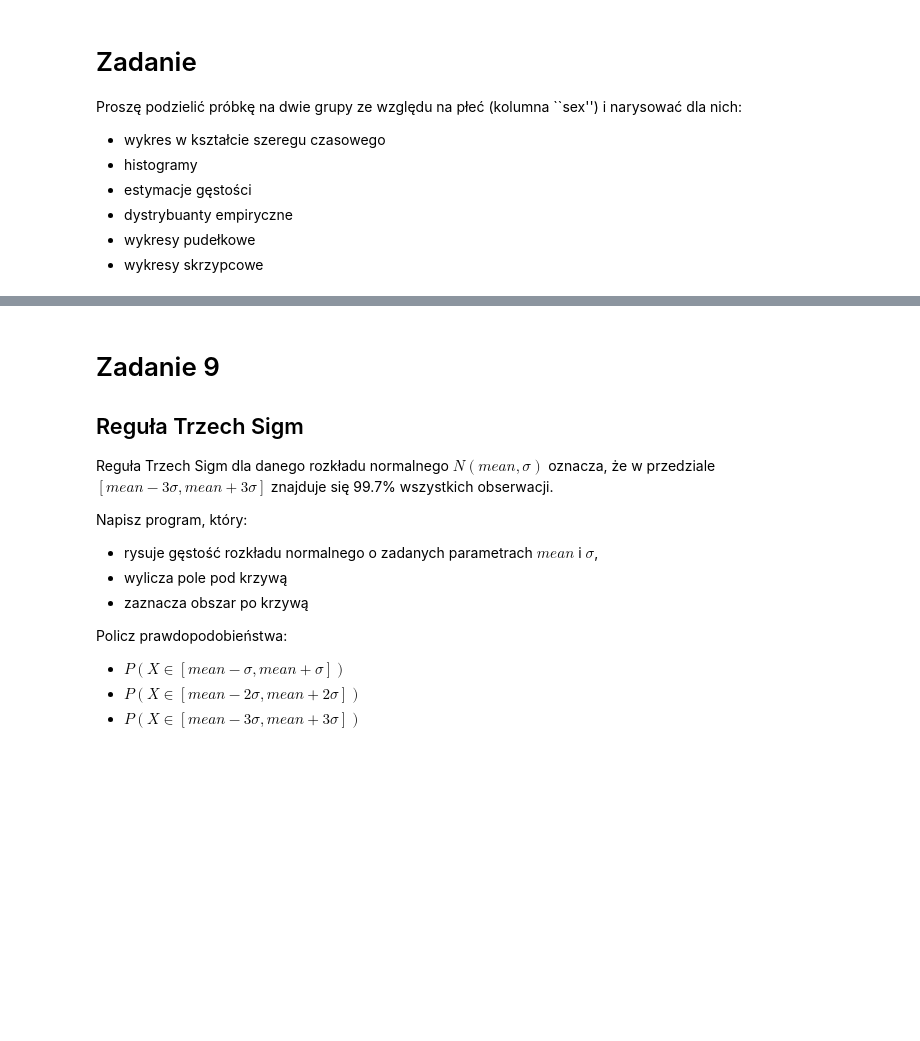
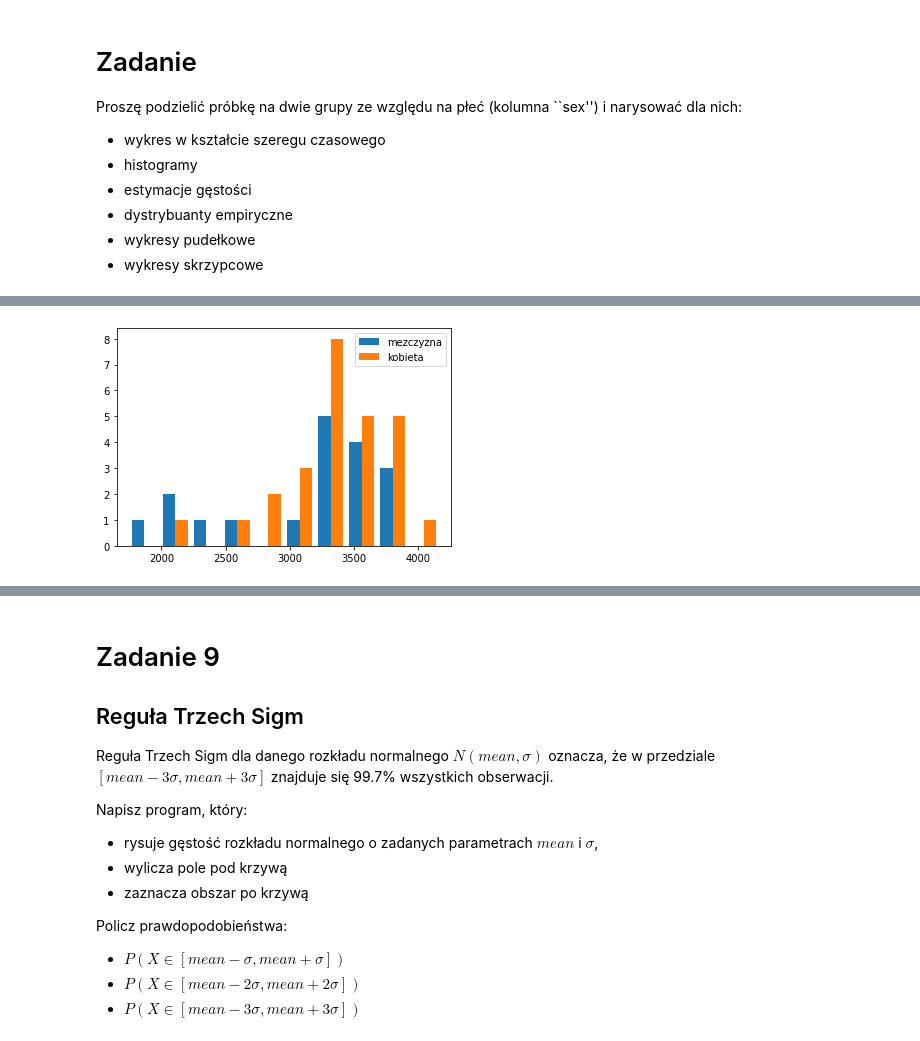
Before and after one commit to Banzanic/PSI-zadania, a Jupyter notebook: Z02_numy_pandas.ipynb, the cells around one changed output, grey strips where cells are left out. Drawn from its saved outputs; the diff is of its cells as text; code cells hidden in the pictures; blank space fills up the shorter version.

```diff
--- a/Z02_numy_pandas.ipynb
+++ b/Z02_numy_pandas.ipynb
@@ -1774,0 +1768,6 @@ Proszę podzielić próbkę na dwie grupy ze względu na płeć (kolumna ``sex''
+# %%
+plt.hist([mezczyzna.Weight,kobieta.Weight], label=["mezczyzna", "kobieta"])
+plt.legend()
+plt.show()
+# %% [output]
+[figure, added]
```
Also changed, not shown: parts of 21 cells of this notebook.
